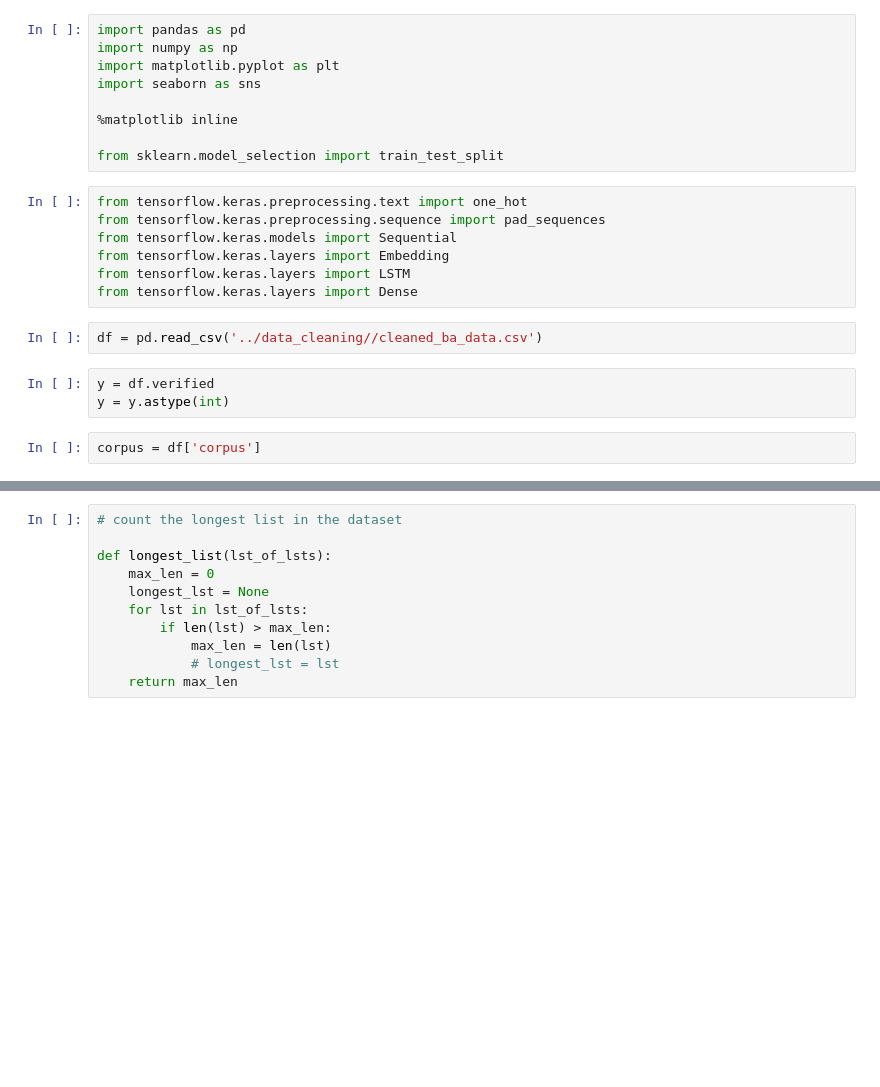
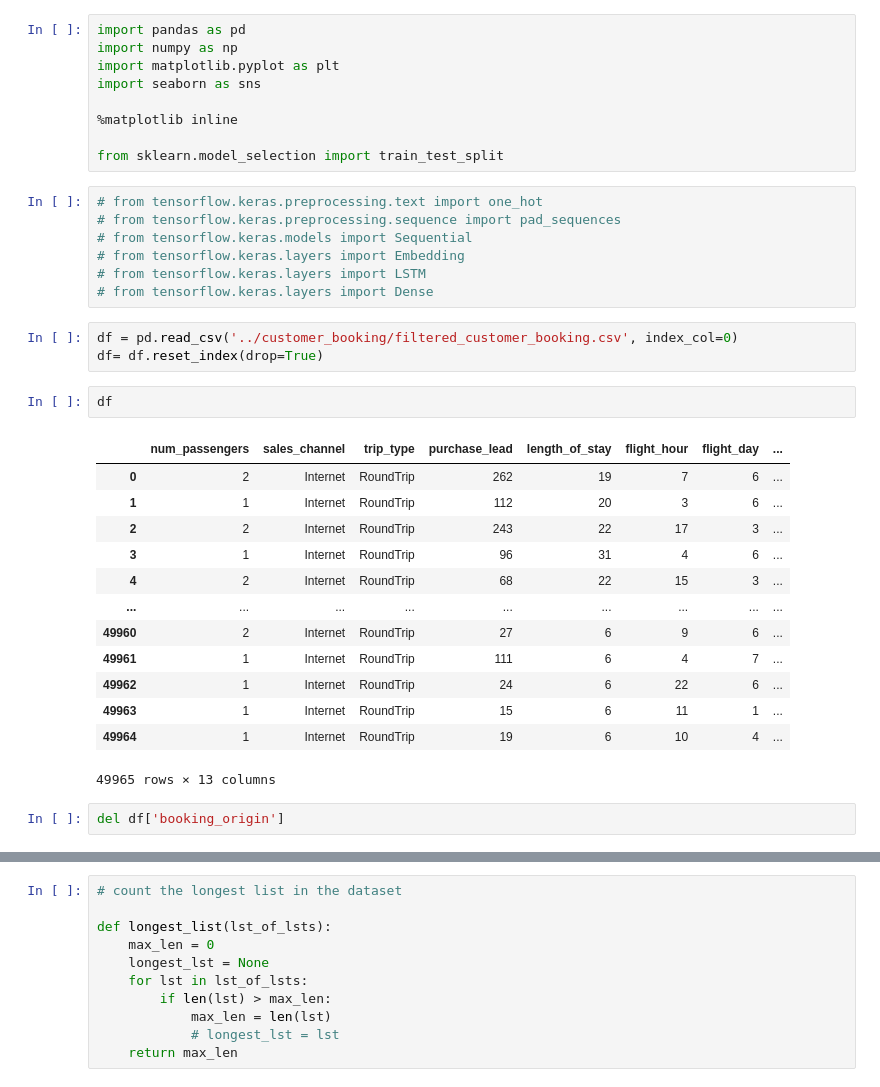
Before and after one commit to Ibeabuchi1/BA_internship, a Jupyter notebook: predict_file/predict_data.ipynb, the cells around one changed output, grey strips where cells are left out. Saved outputs shown, nothing was run; the diff lists cells and outputs as text; blank space fills up the shorter version.

```diff
--- a/predict_file/predict_data.ipynb
+++ b/predict_file/predict_data.ipynb
@@ -8,16 +8,30 @@ import seaborn as sns
 
 from sklearn.model_selection import train_test_split
 # %%
-from tensorflow.keras.preprocessing.text import one_hot
-from tensorflow.keras.preprocessing.sequence import pad_sequences
-from tensorflow.keras.models import Sequential
-from tensorflow.keras.layers import Embedding
-from tensorflow.keras.layers import LSTM
-from tensorflow.keras.layers import Dense
+# from tensorflow.keras.preprocessing.text import one_hot
+# from tensorflow.keras.preprocessing.sequence import pad_sequences
+# from tensorflow.keras.models import Sequential
+# from tensorflow.keras.layers import Embedding
+# from tensorflow.keras.layers import LSTM
+# from tensorflow.keras.layers import Dense
-# %%
-df = pd.read_csv('../data_cleaning//cleaned_ba_data.csv')
-# %%
-y = df.verified
-y = y.astype(int)
-# %%
-corpus = df['corpus']
+# %%
+df = pd.read_csv('../customer_booking/filtered_customer_booking.csv', index_col=0)
+df= df.reset_index(drop=True)
+# %%
+df
+# %% [output]
+|  | num_passengers | sales_channel | trip_type | purchase_lead | length_of_stay | flight_hour | flight_day | ... |
+| 0 | 2 | Internet | RoundTrip | 262 | 19 | 7 | 6 | ... |
+| 1 | 1 | Internet | RoundTrip | 112 | 20 | 3 | 6 | ... |
+| 2 | 2 | Internet | RoundTrip | 243 | 22 | 17 | 3 | ... |
+| 3 | 1 | Internet | RoundTrip | 96 | 31 | 4 | 6 | ... |
+| 4 | 2 | Internet | RoundTrip | 68 | 22 | 15 | 3 | ... |
+| ... | ... | ... | ... | ... | ... | ... | ... | ... |
+| 49960 | 2 | Internet | RoundTrip | 27 | 6 | 9 | 6 | ... |
+| 49961 | 1 | Internet | RoundTrip | 111 | 6 | 4 | 7 | ... |
+| 49962 | 1 | Internet | RoundTrip | 24 | 6 | 22 | 6 | ... |
+| 49963 | 1 | Internet | RoundTrip | 15 | 6 | 11 | 1 | ... |
+| 49964 | 1 | Internet | RoundTrip | 19 | 6 | 10 | 4 | ... |
+49965 rows × 13 columns
+# %%
+del df['booking_origin']
```
Also changed, not shown: parts of 36 cells of this notebook, 3 other files.
